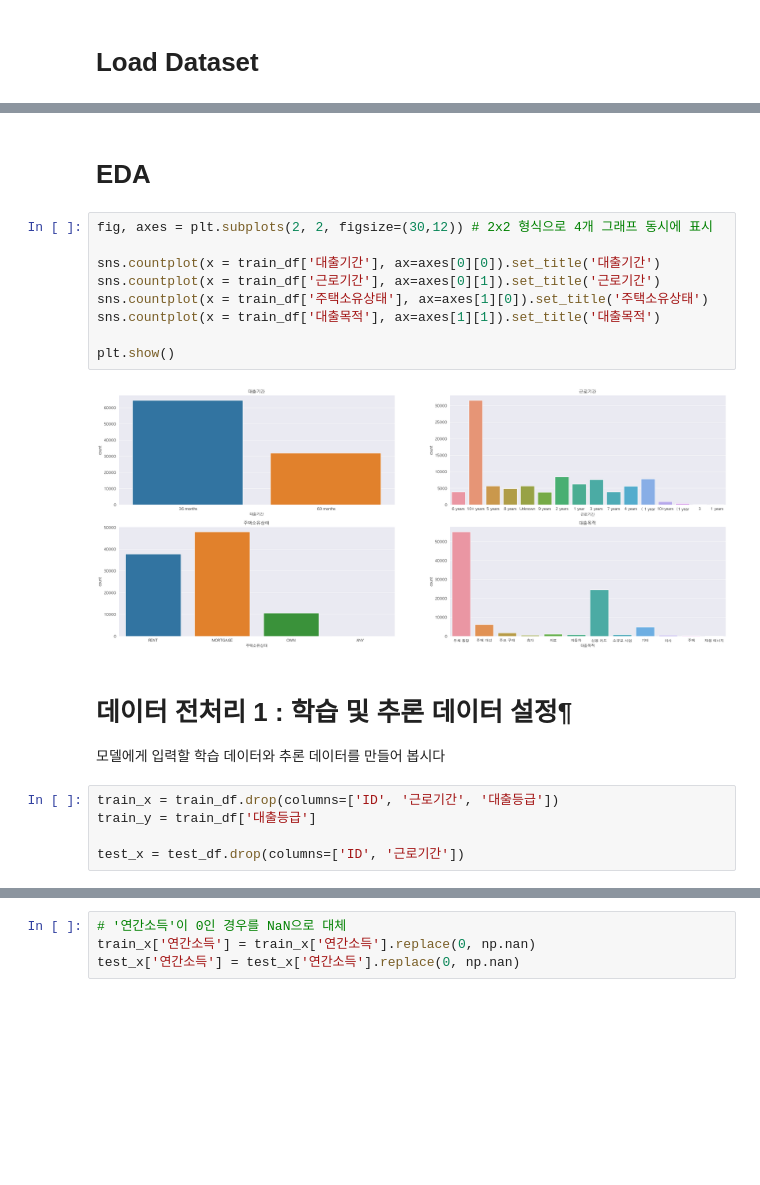
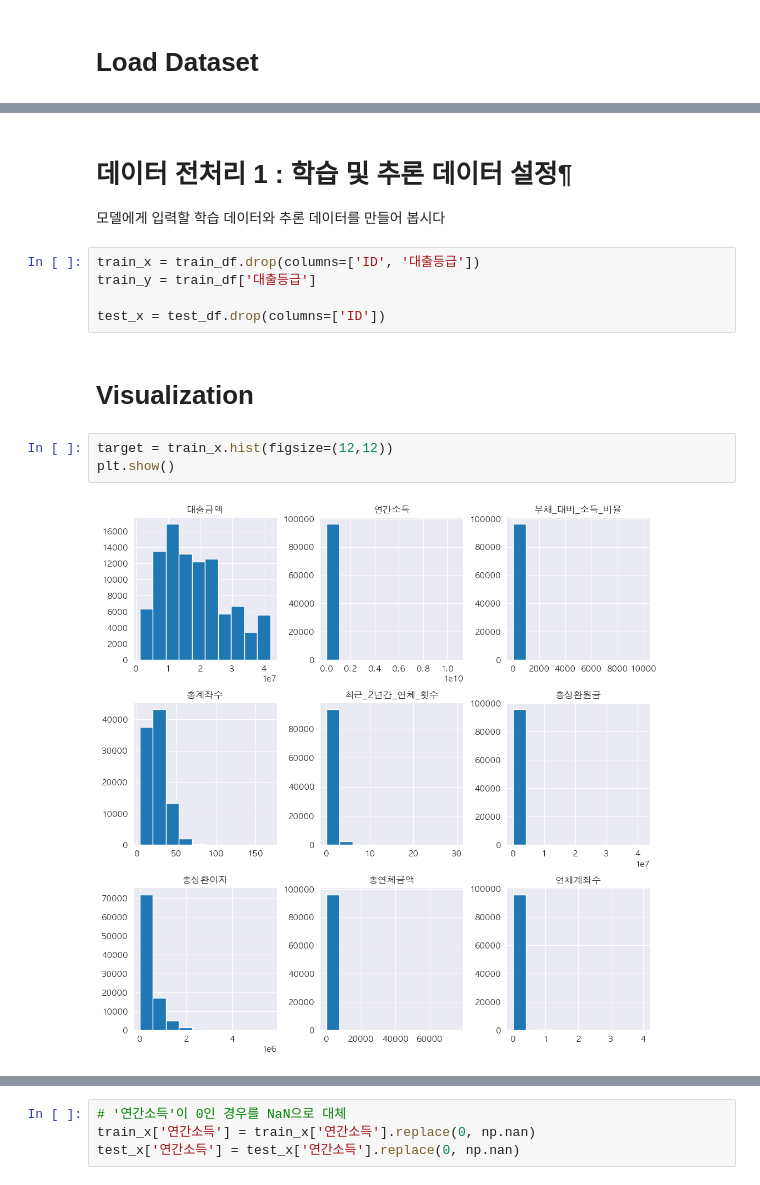
Before and after one commit to YoungjaeKang/dacon_loan_grade_challenge, a Jupyter notebook: 3. model-3.ipynb, the cells around one changed output, grey strips where cells are left out. Saved outputs shown, nothing was run; the diff lists cells and outputs as text; blank space fills up the shorter version.

```diff
--- a/3. model-3.ipynb
+++ b/3. model-3.ipynb
@@ -49,25 +50,19 @@ display(test_df.head(3))
 | 0 | TEST_00000 | 16800000 | 36 months | 8 years | MORTGAGE | 132000000 | 19.64 | 12 | 주택 개선 | 0 | ... |
 | 1 | TEST_00001 | 8400000 | 36 months | 5 years | RENT | 89971200 | 15.84 | 25 | 부채 통합 | 0 | ... |
 | 2 | TEST_00002 | 17280000 | 36 months | 6 years | RENT | 150000000 | 8.41 | 20 | 신용 카드 | 0 | ... |
-# %% [markdown]
-# EDA
-# %%
-fig, axes = plt.subplots(2, 2, figsize=(30,12)) # 2x2 형식으로 4개 그래프 동시에 표시
-
-sns.countplot(x = train_df['대출기간'], ax=axes[0][0]).set_title('대출기간')
-sns.countplot(x = train_df['근로기간'], ax=axes[0][1]).set_title('근로기간')
-sns.countplot(x = train_df['주택소유상태'], ax=axes[1][0]).set_title('주택소유상태')
-sns.countplot(x = train_df['대출목적'], ax=axes[1][1]).set_title('대출목적')
-
-plt.show()
-# %% [output]
-[figure, removed]
 # %% [markdown]
 # 데이터 전처리 1 : 학습 및 추론 데이터 설정¶
 
 모델에게 입력할 학습 데이터와 추론 데이터를 만들어 봅시다
 # %%
-train_x = train_df.drop(columns=['ID', '근로기간', '대출등급'])
+train_x = train_df.drop(columns=['ID', '대출등급'])
 train_y = train_df['대출등급']
 
-test_x = test_df.drop(columns=['ID', '근로기간'])
+test_x = test_df.drop(columns=['ID'])
+# %% [markdown]
+# Visualization
+# %%
+target = train_x.hist(figsize=(12,12))
+plt.show()
+# %% [output]
+[figure, added]
```
Also changed, not shown: parts of 19 cells of this notebook, 4 other files.
